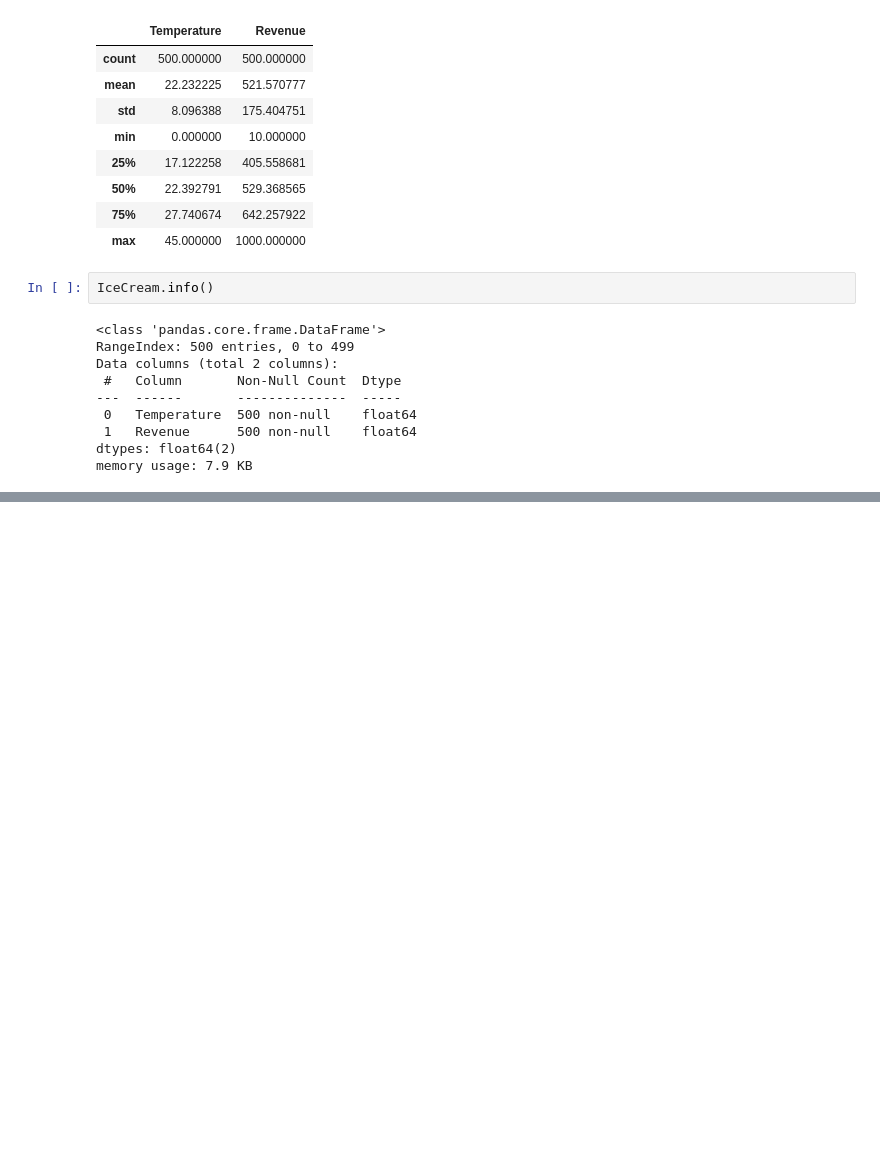
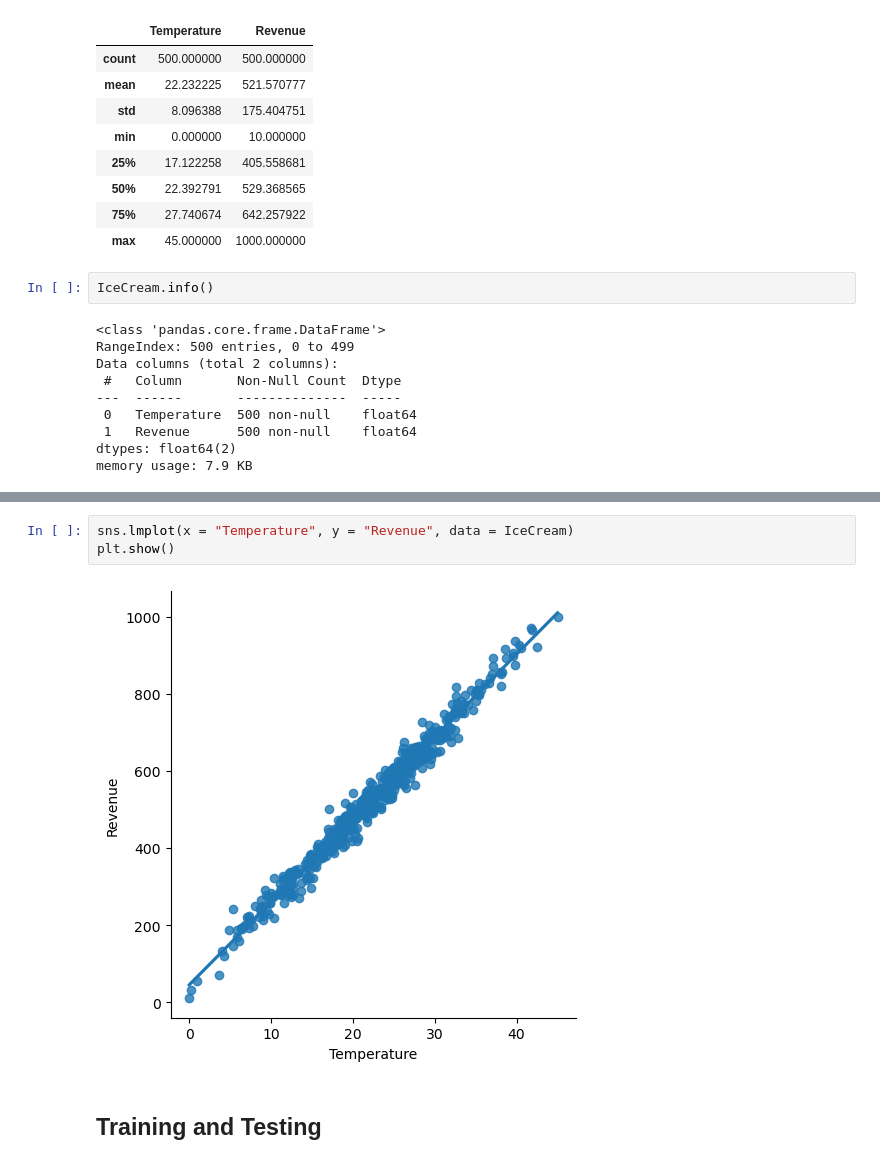
Before and after one commit to AlvaroBishop/IceCreamRevenuePrediction, a Jupyter notebook: IceCreamRevenuePrediction.ipynb, the cells around one changed output, grey strips where cells are left out. Cells and saved outputs as stored; diff of their text form; blank space fills up the shorter version.

```diff
--- a/IceCreamRevenuePrediction.ipynb
+++ b/IceCreamRevenuePrediction.ipynb
@@ -61,0 +85,7 @@ memory usage: 7.9 KB
+# %%
+sns.lmplot(x = "Temperature", y = "Revenue", data = IceCream)
+plt.show()
+# %% [output]
+[figure, added]
+# %% [markdown]
+## Training and Testing
```
Also changed, not shown: parts of 21 cells of this notebook.
